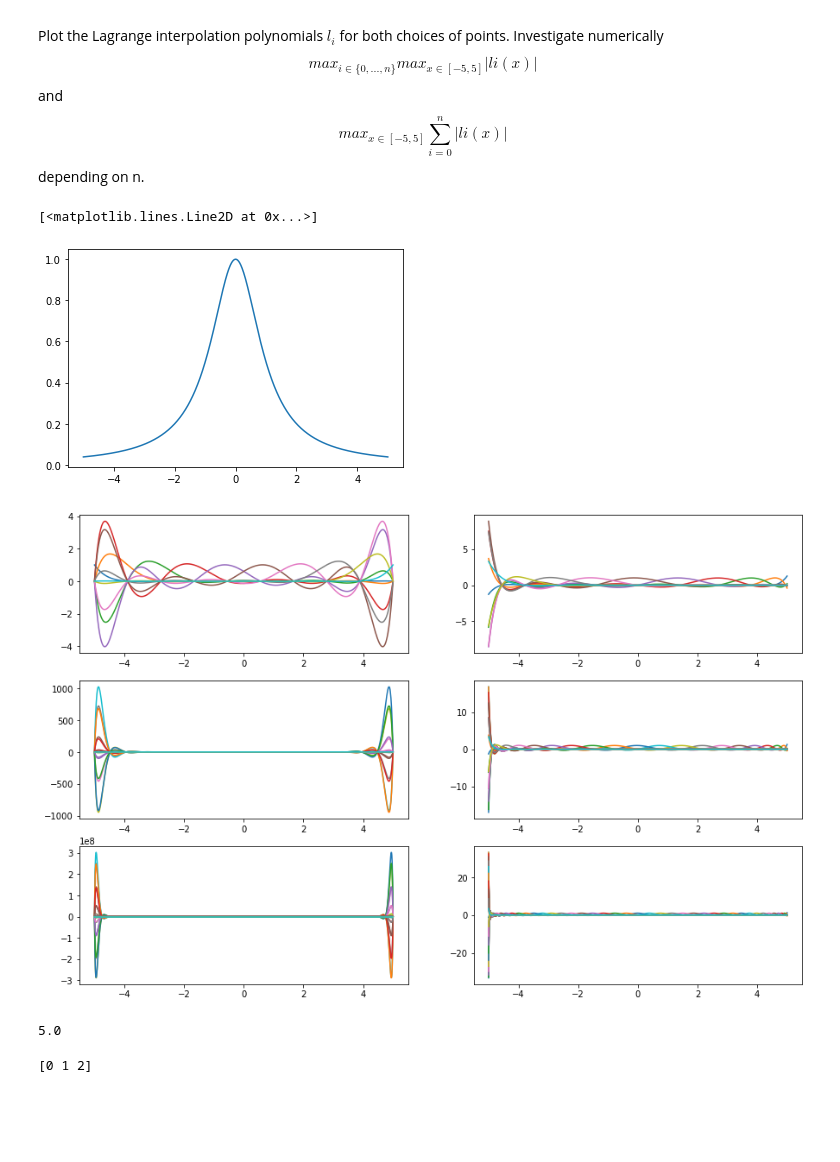
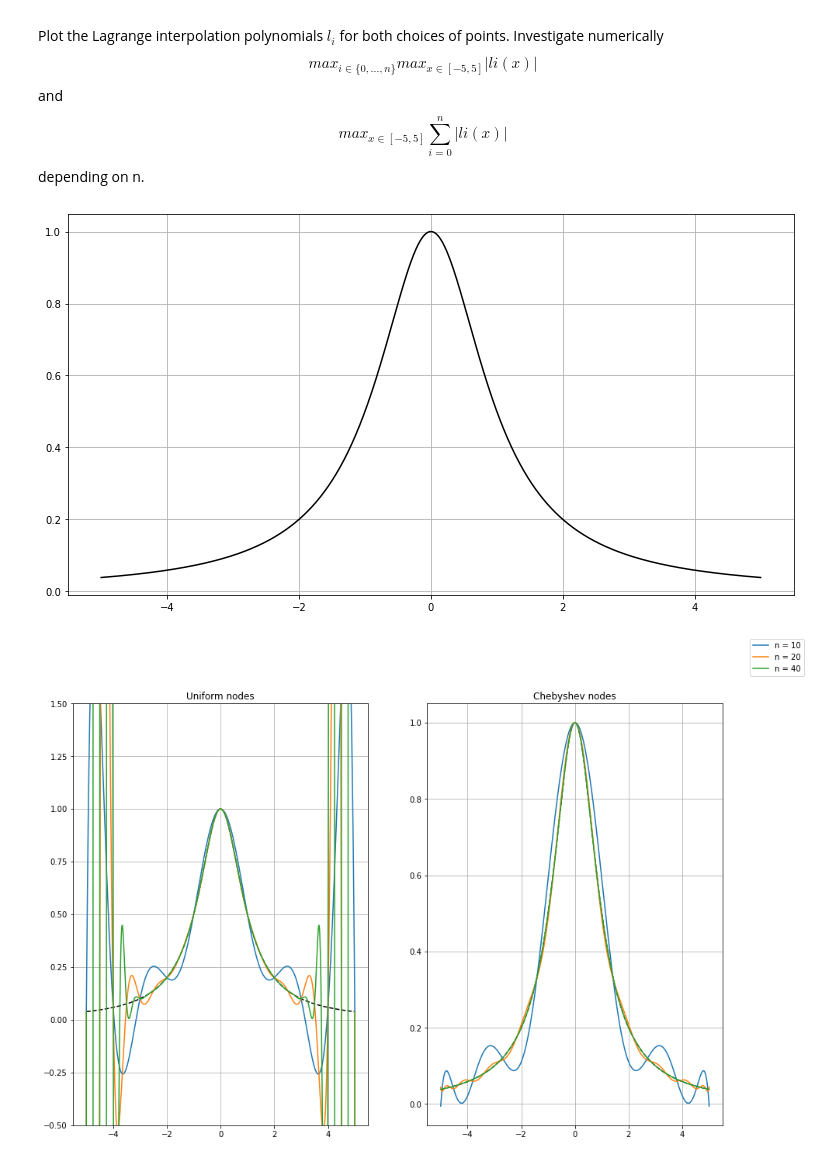
Before and after one commit to MarkFloatingInSpace/Numerical_Computing, a Jupyter notebook: Exercises/Ex1/Bsp2.ipynb, the cells around one changed output. Drawn from its saved outputs; the diff is of its cells as text; code cells hidden in the pictures; blank space fills up the shorter version.

```diff
--- a/Exercises/Ex1/Bsp2.ipynb
+++ b/Exercises/Ex1/Bsp2.ipynb
@@ -8,16 +8,17 @@ $$ max_{i∈\{0,...,n\}}  max_{x∈[−5,5]}|li(x)|$$ and $$max_{x∈[−5,5]} \
 # %%
 import numpy as np
 import matplotlib.pyplot as plt
 
 x_interval = (-5, 5)
 x_vector = np.linspace(x_interval[0], x_interval[1], 1000)
 
 y_fun = 1/(x_vector**2+1)
-plt.figure()
-plt.plot(x_vector, y_fun)
+plt.figure(figsize = (13, 7))
+plt.grid()
+plt.plot(x_vector, y_fun, 'k')
+plt.grid()
 # %% [output]
-[<matplotlib.lines.Line2D at 0x...>]
-[figure, old version]
+[figure, new version]
 # %%
 def Lagrange (pts, i, x):
     prod = 1
@@ -35,34 +29,49 @@ def InterpolationPolynomial (fun, pts, x):
 # %%
 n_list = (10, 20, 40)
 
-fig, axes = plt.subplots(3, 2, figsize = (15, 10))
+fig, axes = plt.subplots(1,2, figsize = (15, 10))
+axes[0].plot(x_vector, y_fun, '--k')
+axes[1].plot(x_vector, y_fun, '--k')
+
+li_uniform_list = []
+li_chebyshev_list = []
 
 for n_idx, n in enumerate(n_list):
-    i = np.arange(n)
+    i = np.arange(n+1)
 
-    li_uniform_array = np.empty((len(x_vector, len(i))))
-    li_uniform_array[:] = np.nan
-    li_chebyshev_array = np.empty((len(x_vector, len(i))))
-    li_chebyshev_array[:] = np.nan
+    current_li_uniform_matrix = np.empty((len(x_vector), n+1))
+    current_li_chebyshev_matrix = np.empty((len(x_vector), n+1))
 
-    uniform_nodes = np.linspace(x_interval[0], x_interval[1], n)
+    uniform_nodes = np.linspace(x_interval[0], x_interval[1], n+1)
     chebyshev_nodes = 5*np.cos(np.pi * (i+0.5)/(n+1))
+
+    fi_uniform = 1/(uniform_nodes**2+1)
+    fi_chebyshev = 1/(chebyshev_nodes**2+1)
 
     for current_i in i:
         li_uniform = Lagrange(uniform_nodes, current_i, x_vector)
         li_chebyshev = Lagrange(chebyshev_nodes, current_i, x_vector)
 
-        li_uniform_array[:, i] =
+        current_li_uniform_matrix[:, current_i] = li_uniform
+        current_li_chebyshev_matrix[:, current_i] = li_chebyshev
 
-        axes[n_idx][0].plot(x_vector, li_uniform)
-        axes[n_idx][1].plot(x_vector, li_chebyshev)
+
+    P_uniform = np.sum(current_li_uniform_matrix * fi_uniform.reshape((-1, n+1)), axis=1)
+    P_chebyshev = np.sum(current_li_chebyshev_matrix * fi_chebyshev.reshape((-1, n+1)), axis=1)
+    axes[0].plot(x_vector, P_uniform, label="n = "+str(n))
+    axes[1].plot(x_vector, P_chebyshev)
+
+
+    li_uniform_list.append(current_li_uniform_matrix)
+    li_chebyshev_list.append(current_li_chebyshev_matrix)
+
+axes[0].set_ylim([-0.5, 1.5])
+fig.legend()
+axes[0].grid()
+axes[1].grid()
+axes[0].set_title("Uniform nodes")
+axes[1].set_title("Chebyshev nodes")
+axes[0].grid()
+axes[1].grid()
 # %% [output]
-[figure, old version]
+[figure, new version]
-# %%
-print(x_vector[-1])
-# %% [output]
-5.0
-# %%
-print(np.arange(3))
-# %% [output]
-[0 1 2]
```
Also changed, not shown: parts of 3 cells of this notebook, 1 other file.
